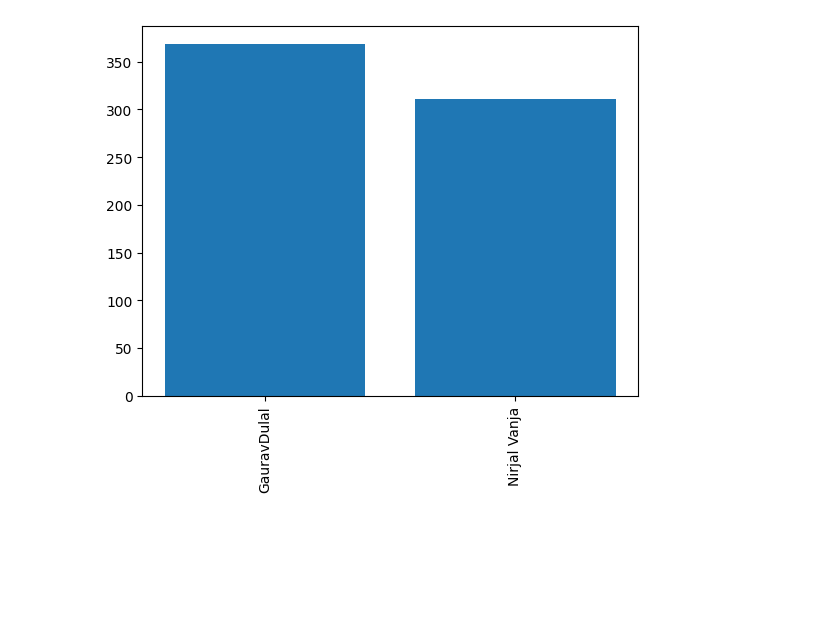
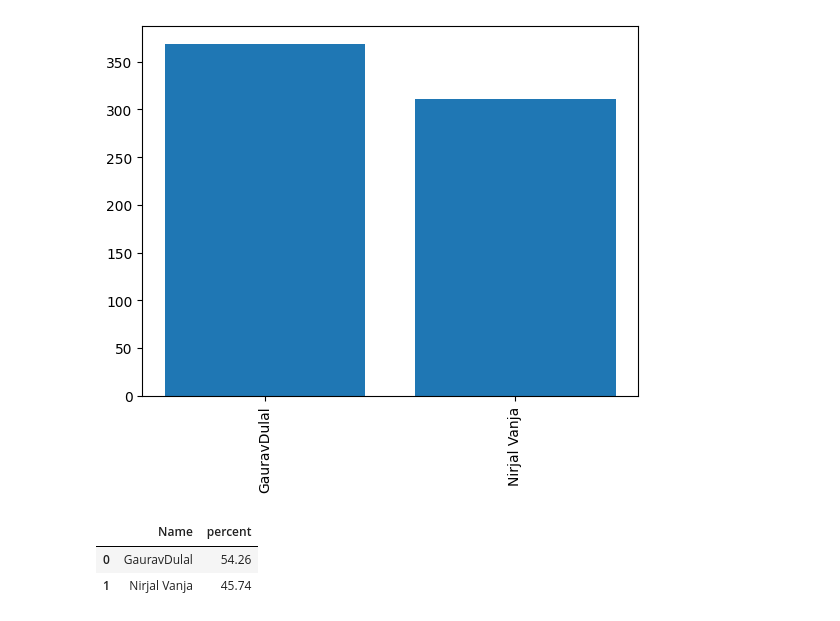
Before and after one commit to gyr0byte/Whatsapp_Chat_Analysis, a Jupyter notebook: whatsapp_chat_analysis.ipynb, the cells around one changed output. Drawn from its saved outputs; the diff is of its cells as text; code cells hidden in the pictures; blank space fills up the shorter version.

Commit message:
Update execution counts in notebook cells for consistency and add summary table for user message percentages

```diff
--- a/whatsapp_chat_analysis.ipynb
+++ b/whatsapp_chat_analysis.ipynb
@@ -160,3 +160,9 @@ plt.xticks(rotation = 'vertical')
 plt.show()
 # %% [output]
 [figure]
+# %%
+round((df['user'].value_counts()/df.shape[0])*100,2).reset_index().rename(columns={"user":"Name","count":"percent"})
+# %% [output]
+|  | Name | percent |
+| 0 | GauravDulal | 54.26 |
+| 1 | Nirjal Vanja | 45.74 |
```
